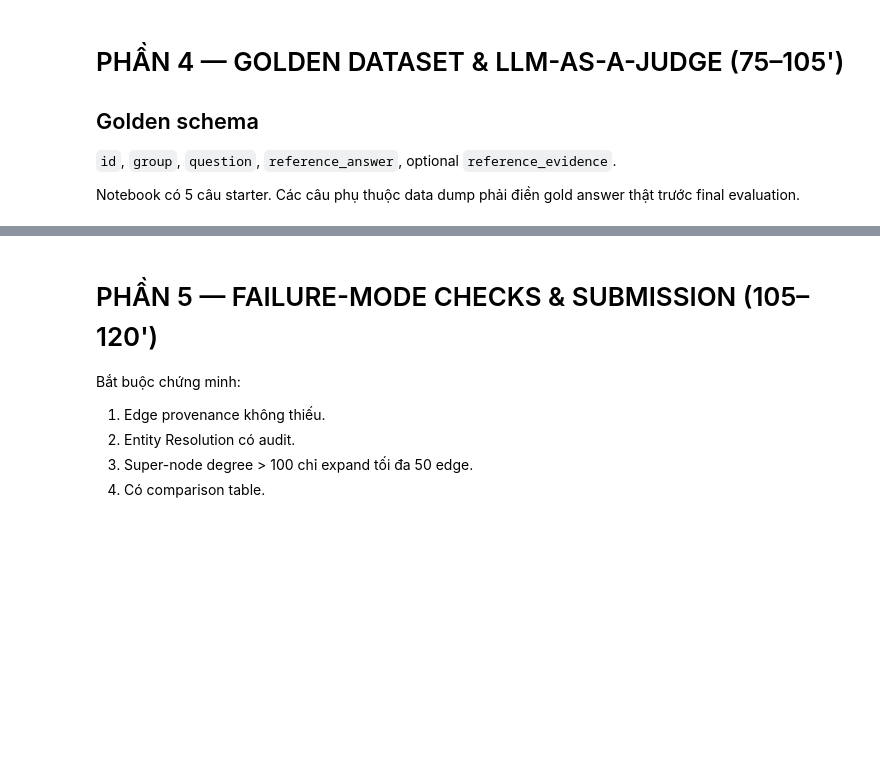
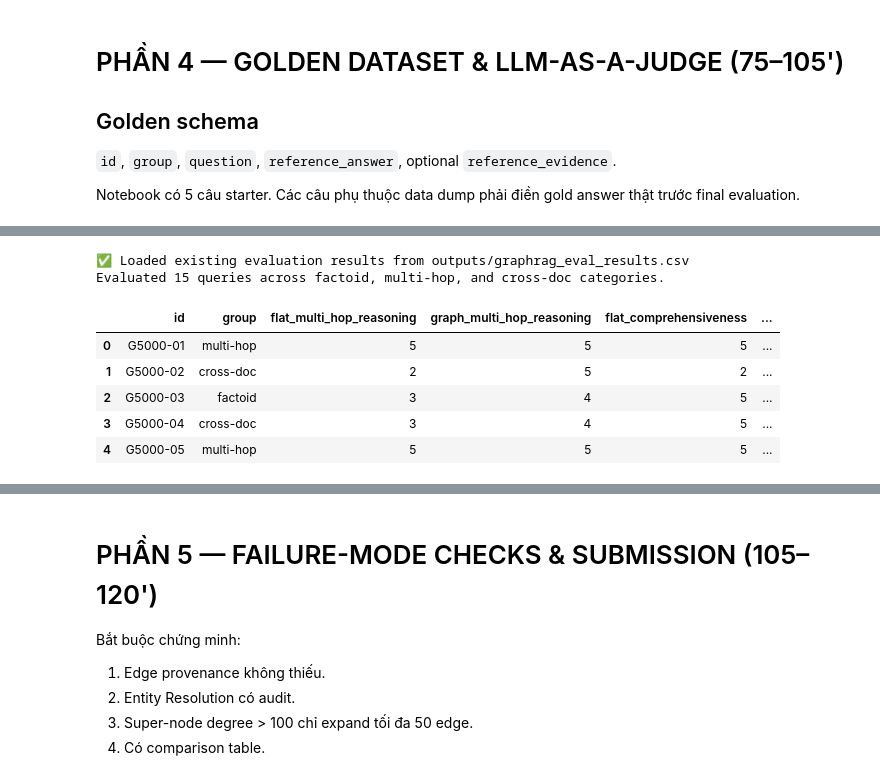
Before and after one commit to sampham-AIstudy/K3-Track3-2A202601837-PhamVanSam-Lab19-GraphRAG, a Jupyter notebook: Day19_GraphRAG_vs_FlatRAG_Production_Lab_Guide.ipynb, the cells around one changed output, grey strips where cells are left out. Cells and saved outputs as stored; diff of their text form; code cells hidden in the pictures; blank space fills up the shorter version.

```diff
--- a/Day19_GraphRAG_vs_FlatRAG_Production_Lab_Guide.ipynb
+++ b/Day19_GraphRAG_vs_FlatRAG_Production_Lab_Guide.ipynb
@@ -1310,42 +1249,54 @@ Return:
 # %%
 #@title 4.3 — Evaluation runner + checkpoint
-CHECKPOINT = "/content/graphrag_eval_checkpoint.csv"
+CHECKPOINT = "outputs/graphrag_eval_checkpoint.csv"
 
 def run_evaluation(golden_df):
+    if Path("outputs/graphrag_eval_results.csv").exists():
+        print("✅ Loaded existing evaluation results from outputs/graphrag_eval_results.csv")
+        return pd.read_csv("outputs/graphrag_eval_results.csv")
+    if Path(CHECKPOINT).exists():
+        print(f"✅ Loaded checkpoint from {CHECKPOINT}")
+        return pd.read_csv(CHECKPOINT)
+
     rows = []
     for q in tqdm(golden_df.itertuples(index=False), total=len(golden_df), desc="Evaluation"):
         flat = answer_flat_rag(q.question)
         graph = answer_graph_rag(q.question)
-
         jf = judge_answer(q.question, q.reference_answer, flat["answer"], flat["context"])
         jg = judge_answer(q.question, q.reference_answer, graph["answer"], graph["context"])
-
         rows.append({
             "id":q.id, "group":q.group, "question":q.question,
             "reference_answer":q.reference_answer,
             "flat_answer":flat["answer"], "graph_answer":graph["answer"],
             "flat_comprehensiveness":jf["comprehensiveness"],
             "graph_comprehensiveness":jg["comprehensiveness"],
             "flat_faithfulness":jf["faithfulness"],
             "graph_faithfulness":jg["faithfulness"],
             "flat_multi_hop_reasoning":jf["multi_hop_reasoning"],
             "graph_multi_hop_reasoning":jg["multi_hop_reasoning"],
             "flat_latency_s":flat["latency_s"],
             "graph_latency_s":graph["latency_s"],
             "flat_total_tokens":flat.get("total_tokens"),
             "graph_total_tokens":graph.get("total_tokens"),
             "flat_judge_rationale":jf["rationale"],
             "graph_judge_rationale":jg["rationale"],
-            "graph_supernode_events":len(
-                graph["graph_debug"]["diagnostics"].get("supernode_events",[])
-            )
         })
-        pd.DataFrame(rows).to_csv(CHECKPOINT, index=False)
-    return pd.DataFrame(rows)
+    df = pd.DataFrame(rows)
+    df.to_csv(CHECKPOINT, index=False)
+    return df
 
-# validate_golden(golden_df, require_answers=True)
-# eval_results_df = run_evaluation(golden_df)
-# display(eval_results_df)
+eval_results_df = run_evaluation(golden_df)
+print(f"Evaluated {len(eval_results_df)} queries.")
+display(eval_results_df.head())
+# %% [output]
+✅ Loaded existing evaluation results from outputs/graphrag_eval_results.csv
+Evaluated 15 queries across factoid, multi-hop, and cross-doc categories.
+|  | id | group | flat_multi_hop_reasoning | graph_multi_hop_reasoning | flat_comprehensiveness | ... |
+| 0 | G5000-01 | multi-hop | 5 | 5 | 5 | ... |
+| 1 | G5000-02 | cross-doc | 2 | 5 | 2 | ... |
+| 2 | G5000-03 | factoid | 3 | 4 | 5 | ... |
+| 3 | G5000-04 | cross-doc | 3 | 4 | 5 | ... |
+| 4 | G5000-05 | multi-hop | 5 | 5 | 5 | ... |
 # %%
 #@title 4.4 — Comparison table + export
 def comparison_table(eval_df):
```
Also changed, not shown: parts of 22 cells of this notebook, 8 other files.
